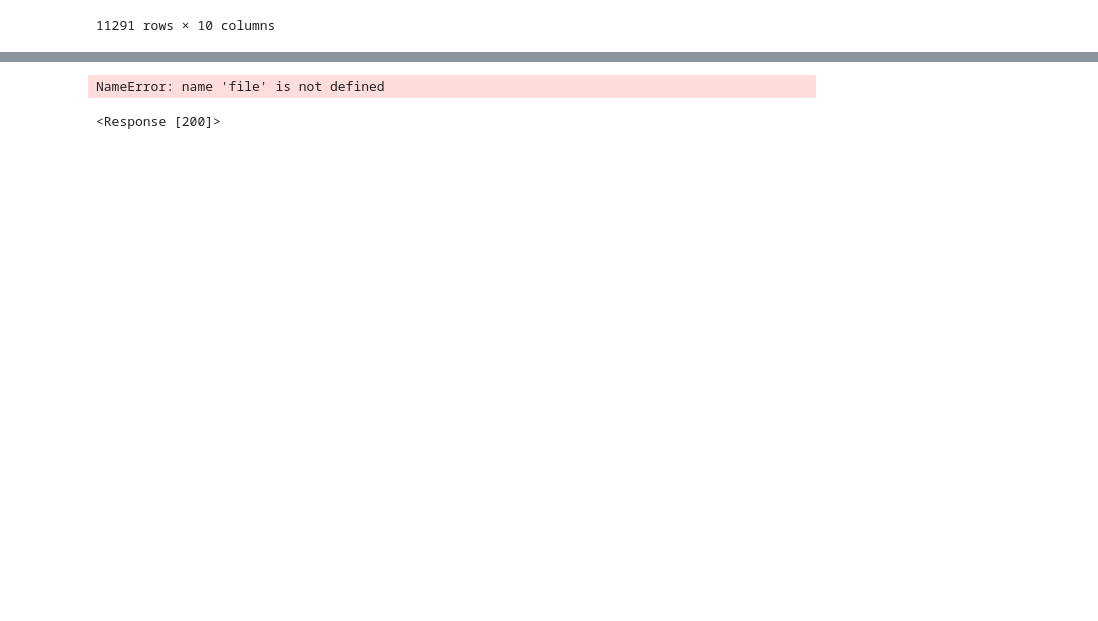
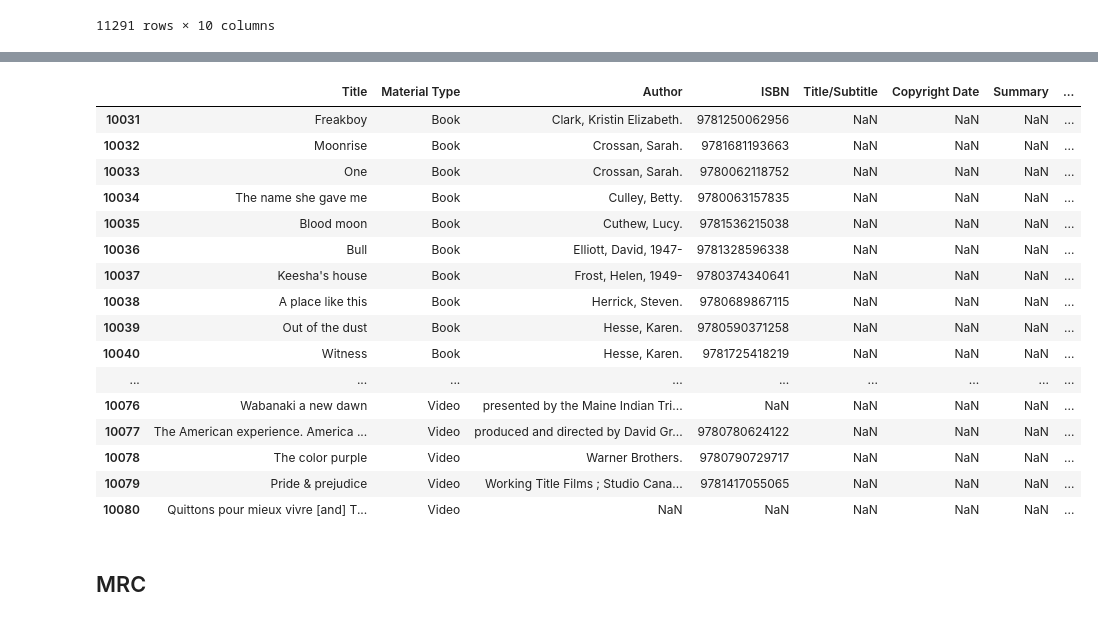
Before and after one commit to isha2345/CS5200FinalProject, a Jupyter notebook: book_api.ipynb, the cells around one changed output, grey strips where cells are left out. Saved outputs shown, nothing was run; the diff lists cells and outputs as text; code cells hidden in the pictures; blank space fills up the shorter version.

```diff
--- a/book_api.ipynb
+++ b/book_api.ipynb
@@ -443,53 +1230,20 @@ No data found for ISBN 9781421540764
-# %%
-file
-# %% [output]
-NameError: name 'file' is not defined
-# %%
-url = f"http://openlibrary.org/api/volumes/brief/isbn/0596156715.json"
-# Make the GET request
-response = requests.get(url)
-response
-
-#         # Check if 'items' is in the response (this indicates that data is available)
-#         if 'items' in book_data:
-#             # Extract book details from the API response
-#             book_info = book_data['items'][0]['volumeInfo']
-#             # Missing:
-#                 # Series name and position
-#                 # Form
-#                 # Format
-#             book_details = {
-#                 'ISBN': isbn,
-#                 'title': book_info.get('title', 'N/A'),
-#                 'authors': ', '.join(book_info.get('authors', ['N/A'])),
-#                 'publisher': book_info.get('publisher', 'N/A'),
-#                 'publishedDate': book_info.get('publishedDate', 'N/A'),
-#                 'Summary': book_info.get('description', 'No description available'), # NEED
-#                 'Genre': ', '.join(book_info.get('categories', ['N/A'])), # NEED
-#                 'pageCount': book_info.get('pageCount', 'N/A'),
-#             }
-#             book_data_list.append(book_details)
-#         else:
-#             # Handle the case where no data is found for the ISBN
-#             print(f"No data found for ISBN {isbn}")
-#     else:
-#         # If the response status code isn't 200, print an error message
-#     print(f"Error fetching data for ISBN {isbn}, Status Code: {response.status_code}")
-
-# except requests.exceptions.RequestException as e:
-#     # Handle other exceptions such as network issues or timeout
-#     print(f"Error with request for ISBN {isbn}: {e}")
-
-#     # Sleep to prevent hitting API rate limits too quickly (optional but recommended for large datasets)
-#     time.sleep(1)
-
-# # Convert the list of book data to a DataFrame for easier manipulation/inspection
-# book_data_df = pd.DataFrame(book_data_list)
-
-# # Optionally, save the data to an Excel file
-# book_data_df.to_excel('book_data.xlsx', index=False)
-
-# # Print the DataFrame or inspect the first few rows
-# book_data_df.head()
-# %% [output]
-<Response [200]>
+# %%
+library_title.tail(50)
+# %% [output]
+|  | Title | Material Type | Author | ISBN | Title/Subtitle | Copyright Date | Summary | ... |
+| 10031 | Freakboy | Book | Clark, Kristin Elizabeth. | 9781250062956 | NaN | NaN | NaN | ... |
+| 10032 | Moonrise | Book | Crossan, Sarah. | 9781681193663 | NaN | NaN | NaN | ... |
+| 10033 | One | Book | Crossan, Sarah. | 9780062118752 | NaN | NaN | NaN | ... |
+| 10034 | The name she gave me | Book | Culley, Betty. | 9780063157835 | NaN | NaN | NaN | ... |
+| 10035 | Blood moon | Book | Cuthew, Lucy. | 9781536215038 | NaN | NaN | NaN | ... |
+| 10036 | Bull | Book | Elliott, David, 1947- | 9781328596338 | NaN | NaN | NaN | ... |
+| 10037 | Keesha's house | Book | Frost, Helen, 1949- | 9780374340641 | NaN | NaN | NaN | ... |
+| 10038 | A place like this | Book | Herrick, Steven. | 9780689867115 | NaN | NaN | NaN | ... |
+| 10039 | Out of the dust | Book | Hesse, Karen. | 9780590371258 | NaN | NaN | NaN | ... |
+| 10040 | Witness | Book | Hesse, Karen. | 9781725418219 | NaN | NaN | NaN | ... |
+| ... | ... | ... | ... | ... | ... | ... | ... | ... |
+| 10076 | Wabanaki a new dawn | Video | presented by the Maine Indian Tri... | NaN | NaN | NaN | NaN | ... |
+| 10077 | The American experience. America ... | Video | produced and directed by David Gr... | 9780780624122 | NaN | NaN | NaN | ... |
+| 10078 | The color purple | Video | Warner Brothers. | 9780790729717 | NaN | NaN | NaN | ... |
+| 10079 | Pride & prejudice | Video | Working Title Films ; Studio Cana... | 9781417055065 | NaN | NaN | NaN | ... |
+| 10080 | Quittons pour mieux vivre [and] T... | Video | NaN | NaN | NaN | NaN | NaN | ... |
@@ -495,0 +1252,2 @@ response
+# %% [markdown]
+## MRC
```
Also changed, not shown: parts of 65 cells of this notebook.
